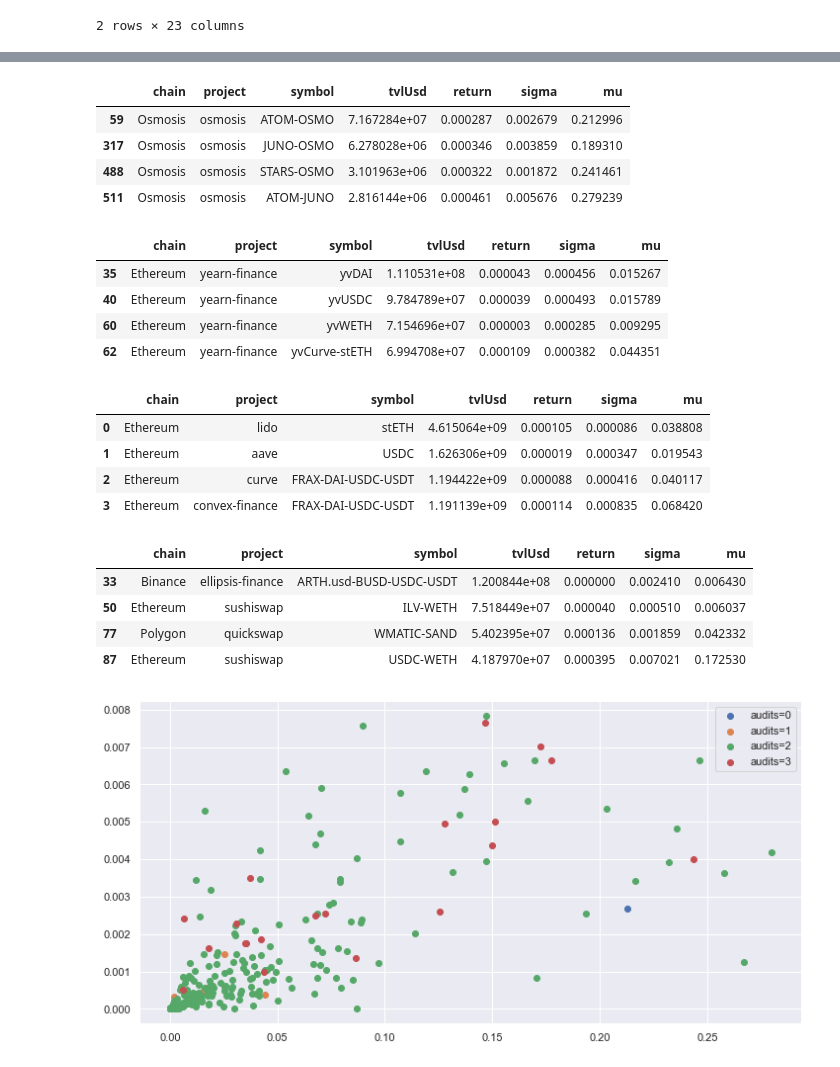
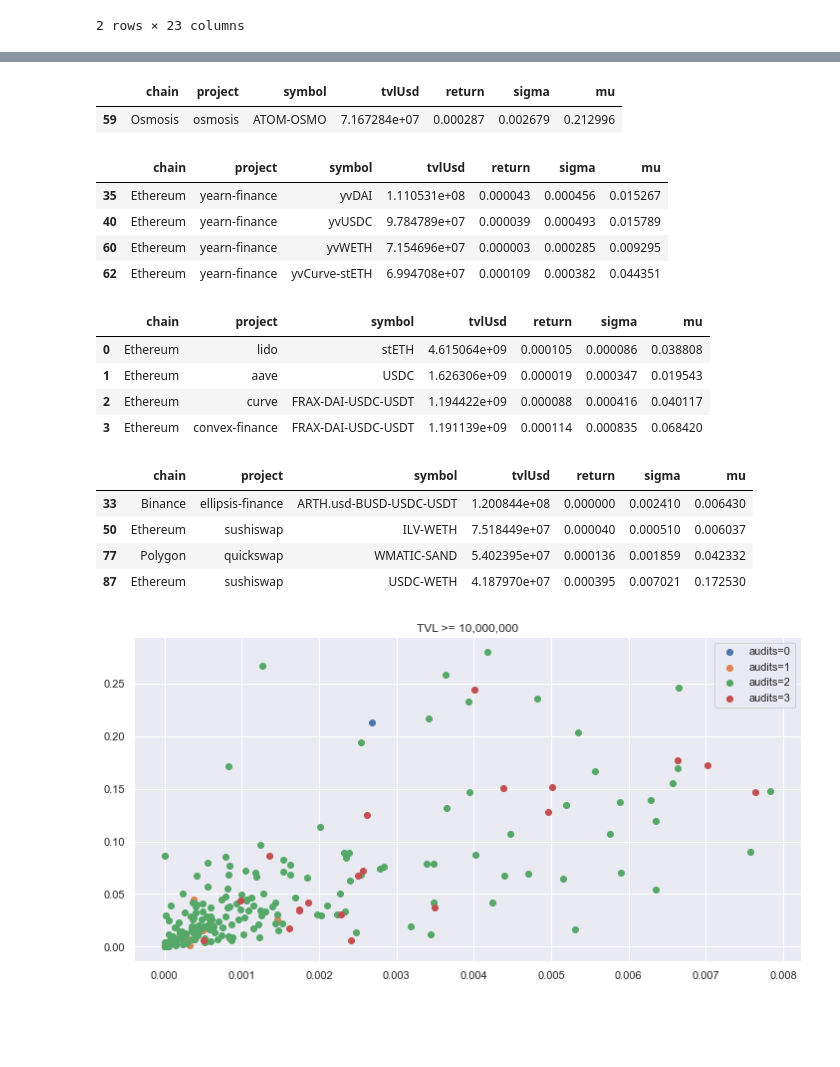
Before and after one commit to 0x-bear/charts, a Jupyter notebook: analyze.ipynb, the cells around one changed output, grey strips where cells are left out. Drawn from its saved outputs; the diff is of its cells as text; code cells hidden in the pictures; blank space fills up the shorter version.

Commit message:
more charts

```diff
--- a/analyze.ipynb
+++ b/analyze.ipynb
@@ -36,7 +40,7 @@ display(s[markerLocation3-10:markerLocation3+10])
 ''
 # %%
 # if you have it in a file
-file='D:\code\chart\llama.json'
+file='llama.json'
 s = open(file, 'r', encoding='utf-8').read()
 j = json.loads(s)
 # %%
@@ -56,7 +60,9 @@ df.head(2)
 | 1 | Ethereum | aave | USDC | 1.626306e+09 | 0.694737 | 0xa0b86991c6218b36c1d19d4a2e9eb0c... | 0.00142 | -0.140143 | -0.617551 | AAVE | ... |
 2 rows × 23 columns
 # %%
+minTVL = 1e7
+
 plt.figure(figsize=(12,6))
-df_filtered = df.loc[df.tvlUsd>=1e7,:]
-plt.scatter(df_filtered['mu'],df_filtered['sigma'])
+df_filtered = df.loc[df.tvlUsd>=minTVL,:]
+plt.scatter(df_filtered['sigma'],df_filtered['mu'])
 plt.show()
@@ -63,36 +71,32 @@ plt.show()
 # %%
-import numpy as np
 groupName = 'audits'
-gb = df.groupby(by=groupName)
-minTVL = 1e7
+gb = df_filtered.groupby(by=groupName, dropna=False, as_index=True)
 
 plt.figure(figsize=(12,6))
 for g in gb.groups:
-    df_filtered = gb.get_group(g)
+    df_plot = gb.get_group(g)
     idx = df_filtered.tvlUsd>=minTVL
-    display(df_filtered.iloc[0:4,np.r_[0:4,len(df_filtered.columns)-4:len(df_filtered.columns)-1]])
-    plt.scatter(df_filtered.loc[idx,'mu'],df_filtered.loc[idx,'sigma'],label='{}={}'.format(groupName,g))
+    display(df_plot.iloc[0:4,np.r_[0:4,len(df_plot.columns)-4:len(df_plot.columns)-1]])
+    plt.scatter(df_plot.loc[idx,'sigma'],df_plot.loc[idx,'mu'],label='{}={}'.format(groupName,g))
 plt.legend()
+plt.title('TVL >= {:,.0f}'.format(minTVL))
 plt.show()
 # %% [output]
 |  | chain | project | symbol | tvlUsd | return | sigma | mu |
 | 59 | Osmosis | osmosis | ATOM-OSMO | 7.167284e+07 | 0.000287 | 0.002679 | 0.212996 |
-| 317 | Osmosis | osmosis | JUNO-OSMO | 6.278028e+06 | 0.000346 | 0.003859 | 0.189310 |
-| 488 | Osmosis | osmosis | STARS-OSMO | 3.101963e+06 | 0.000322 | 0.001872 | 0.241461 |
-| 511 | Osmosis | osmosis | ATOM-JUNO | 2.816144e+06 | 0.000461 | 0.005676 | 0.279239 |
 |  | chain | project | symbol | tvlUsd | return | sigma | mu |
 | 35 | Ethereum | yearn-finance | yvDAI | 1.110531e+08 | 0.000043 | 0.000456 | 0.015267 |
 | 40 | Ethereum | yearn-finance | yvUSDC | 9.784789e+07 | 0.000039 | 0.000493 | 0.015789 |
 | 60 | Ethereum | yearn-finance | yvWETH | 7.154696e+07 | 0.000003 | 0.000285 | 0.009295 |
 | 62 | Ethereum | yearn-finance | yvCurve-stETH | 6.994708e+07 | 0.000109 | 0.000382 | 0.044351 |
 |  | chain | project | symbol | tvlUsd | return | sigma | mu |
 | 0 | Ethereum | lido | stETH | 4.615064e+09 | 0.000105 | 0.000086 | 0.038808 |
 | 1 | Ethereum | aave | USDC | 1.626306e+09 | 0.000019 | 0.000347 | 0.019543 |
 | 2 | Ethereum | curve | FRAX-DAI-USDC-USDT | 1.194422e+09 | 0.000088 | 0.000416 | 0.040117 |
 | 3 | Ethereum | convex-finance | FRAX-DAI-USDC-USDT | 1.191139e+09 | 0.000114 | 0.000835 | 0.068420 |
 |  | chain | project | symbol | tvlUsd | return | sigma | mu |
 | 33 | Binance | ellipsis-finance | ARTH.usd-BUSD-USDC-USDT | 1.200844e+08 | 0.000000 | 0.002410 | 0.006430 |
 | 50 | Ethereum | sushiswap | ILV-WETH | 7.518449e+07 | 0.000040 | 0.000510 | 0.006037 |
 | 77 | Polygon | quickswap | WMATIC-SAND | 5.402395e+07 | 0.000136 | 0.001859 | 0.042332 |
 | 87 | Ethereum | sushiswap | USDC-WETH | 4.187970e+07 | 0.000395 | 0.007021 | 0.172530 |
-[figure, old version]
+[figure, new version]
```
Also changed, not shown: parts of 16 cells of this notebook.
